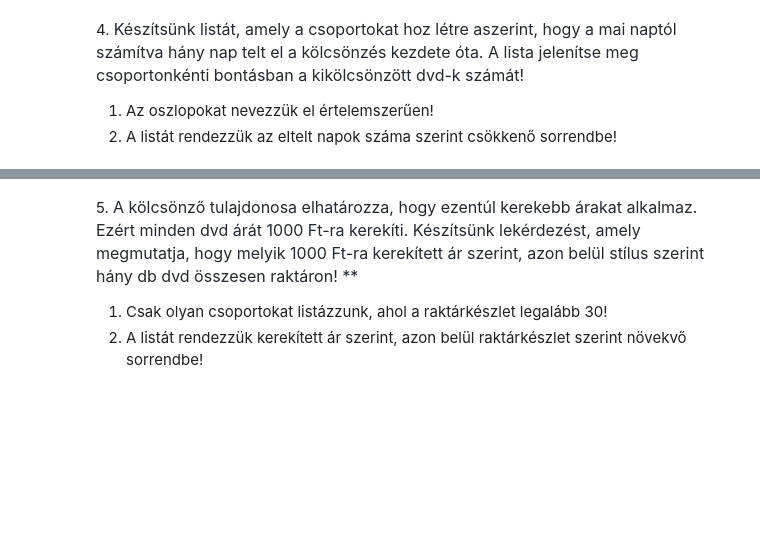
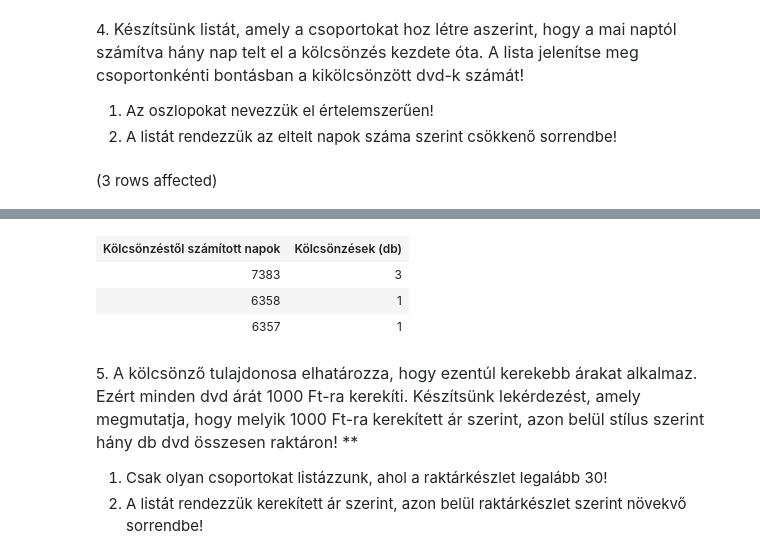
Before and after one commit to JanosZkcs/Adatbazisok_egyetem, a Jupyter notebook: gyakorlat02_feladatok .ipynb, the cells around one changed output, grey strips where cells are left out. Drawn from its saved outputs; the diff is of its cells as text; code cells hidden in the pictures; blank space fills up the shorter version.

```diff
--- a/gyakorlat02_feladatok .ipynb
+++ b/gyakorlat02_feladatok .ipynb
@@ -85,3 +85,10 @@ Total execution time: 00:00:00.018
 
 1. Az oszlopokat nevezzük el értelemszerűen!
 2. A listát rendezzük az eltelt napok száma szerint csökkenő sorrendbe!
+# %%
+SELECT  DATEDIFF(day, ki_datum,GETDATE()) as "Kölcsönzéstől számított napok",
+        COUNT(ID) as "Kölcsönzések (db)"
+FROM kolcsonzesek
+GROUP BY ki_datum
+# %% [output]
+(3 rows affected)
@@ -88,3 +96,7 @@ Total execution time: 00:00:00.018
+| Kölcsönzéstől számított napok | Kölcsönzések (db) |
+| 7383 | 3 |
+| 6358 | 1 |
+| 6357 | 1 |
 # %% [markdown]
 5. <span style="color: rgb(36, 41, 47); font-family: -apple-system, BlinkMacSystemFont, &quot;Segoe UI&quot;, Helvetica, Arial, sans-serif, &quot;Apple Color Emoji&quot;, &quot;Segoe UI Emoji&quot;; font-size: 16px;">A kölcsönző tulajdonosa elhatározza, hogy ezentúl kerekebb árakat alkalmaz. Ezért minden dvd árát 1000 Ft-ra kerekíti. Készítsünk lekérdezést, amely megmutatja, hogy melyik 1000 Ft-ra kerekített ár szerint, azon belül stílus szerint hány db dvd összesen raktáron! **</span>
 
```
Also changed, not shown: parts of 1 cell of this notebook.
